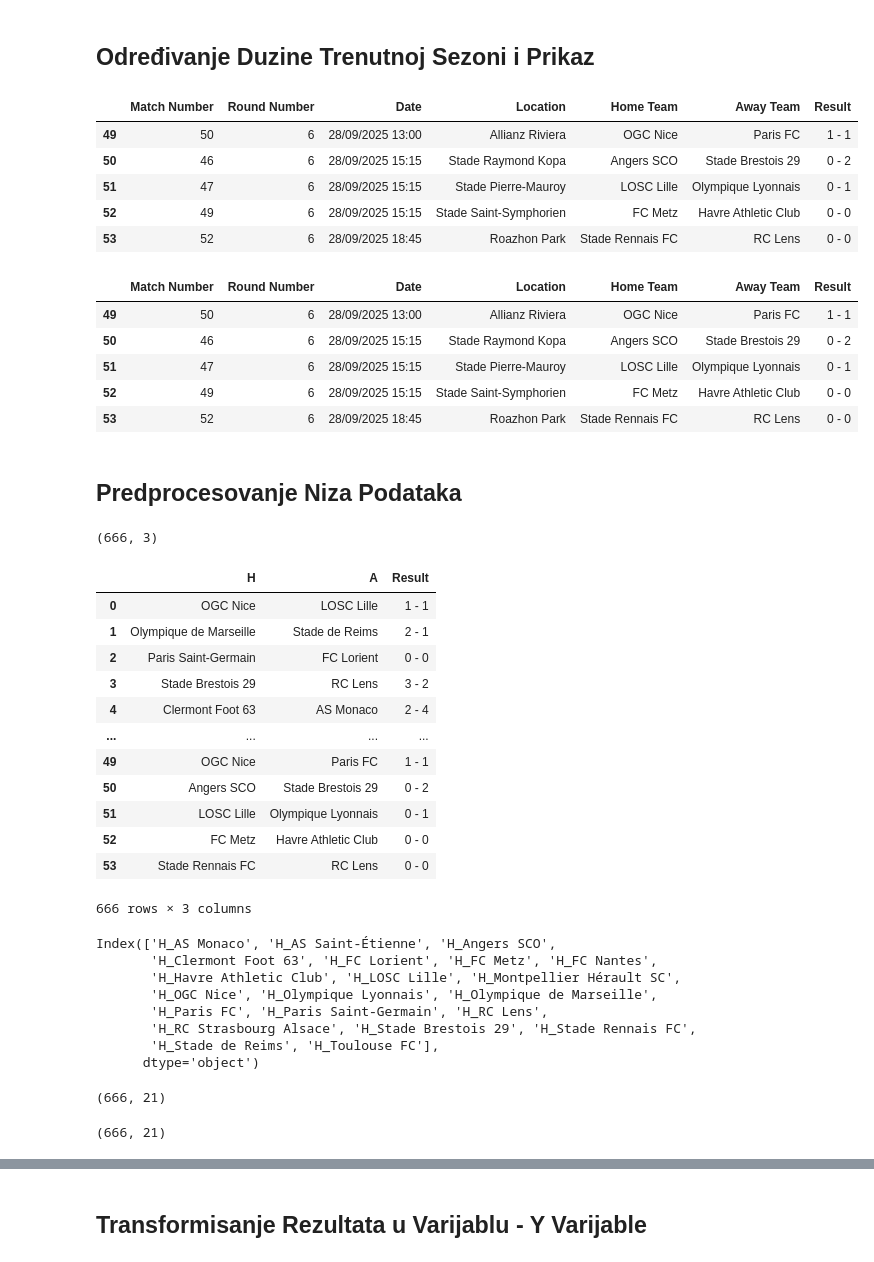
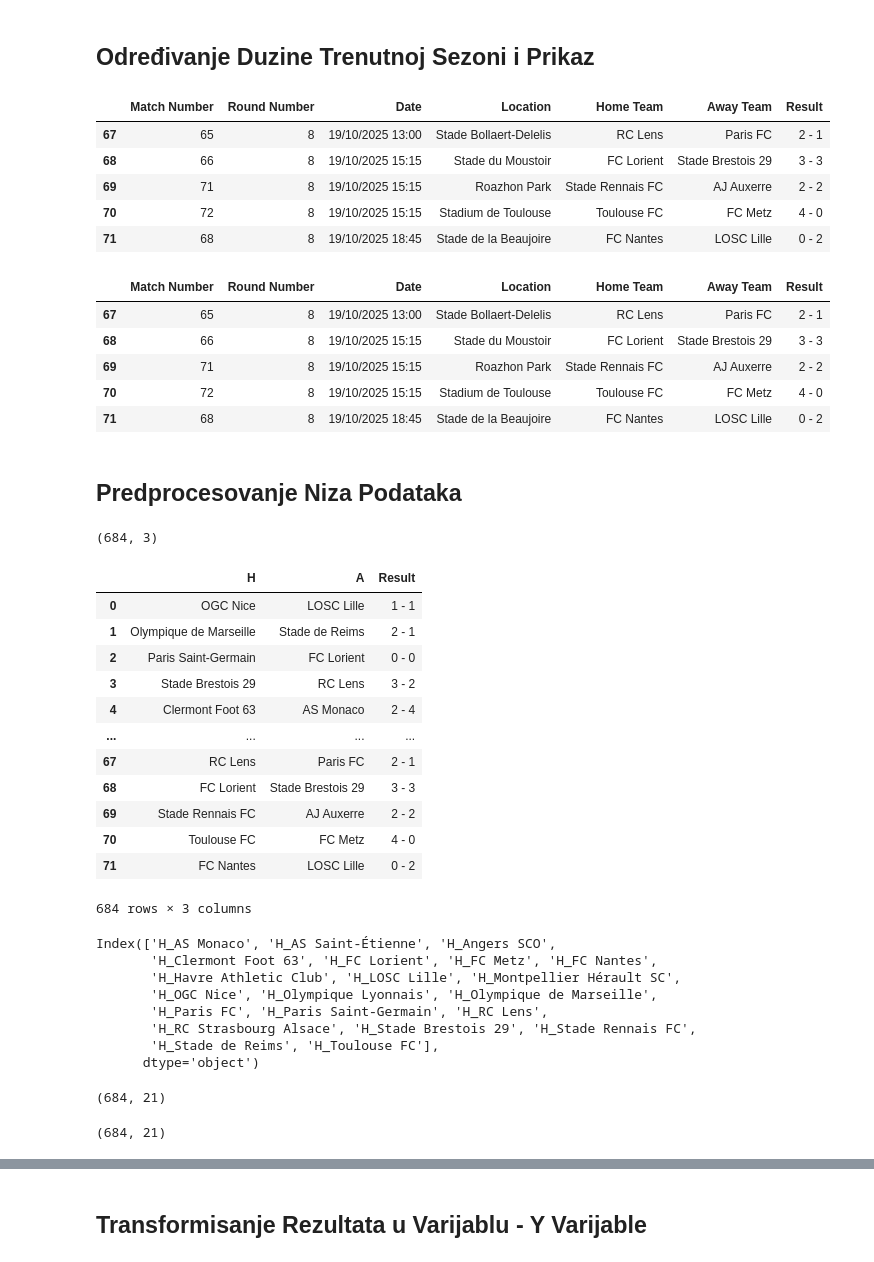
Before and after one commit to AmirBih/predikcija_rezultata_L1, a Jupyter notebook: L1- float_Predvidjanje_Pobjednika.ipynb, the cells around one changed output, grey strips where cells are left out. Saved outputs shown, nothing was run; the diff lists cells and outputs as text; code cells hidden in the pictures.

```diff
--- a/L1- float_Predvidjanje_Pobjednika.ipynb
+++ b/L1- float_Predvidjanje_Pobjednika.ipynb
@@ -25,15 +25,15 @@ df_23_4["Away Team"] = df_23_4["Away Team"].replace("Havre AC", 'Havre Athletic
 ## Određivanje Duzine Trenutnoj Sezoni i Prikaz
 # %%
 #odrediti duzinu sezone - OBAVEZNO!!!
-df_25_6 = df_25_6.head(54)
+df_25_6 = df_25_6.head(72)
 df_25_6.tail()
 # %% [output]
 |  | Match Number | Round Number | Date | Location | Home Team | Away Team | Result |
-| 49 | 50 | 6 | 28/09/2025 13:00 | Allianz Riviera | OGC Nice | Paris FC | 1 - 1 |
-| 50 | 46 | 6 | 28/09/2025 15:15 | Stade Raymond Kopa | Angers SCO | Stade Brestois 29 | 0 - 2 |
-| 51 | 47 | 6 | 28/09/2025 15:15 | Stade Pierre-Mauroy | LOSC Lille | Olympique Lyonnais | 0 - 1 |
-| 52 | 49 | 6 | 28/09/2025 15:15 | Stade Saint-Symphorien | FC Metz | Havre Athletic Club | 0 - 0 |
-| 53 | 52 | 6 | 28/09/2025 18:45 | Roazhon Park | Stade Rennais FC | RC Lens | 0 - 0 |
+| 67 | 65 | 8 | 19/10/2025 13:00 | Stade Bollaert-Delelis | RC Lens | Paris FC | 2 - 1 |
+| 68 | 66 | 8 | 19/10/2025 15:15 | Stade du Moustoir | FC Lorient | Stade Brestois 29 | 3 - 3 |
+| 69 | 71 | 8 | 19/10/2025 15:15 | Roazhon Park | Stade Rennais FC | AJ Auxerre | 2 - 2 |
+| 70 | 72 | 8 | 19/10/2025 15:15 | Stadium de Toulouse | Toulouse FC | FC Metz | 4 - 0 |
+| 71 | 68 | 8 | 19/10/2025 18:45 | Stade de la Beaujoire | FC Nantes | LOSC Lille | 0 - 2 |
 # %%
 #sjedinjavanje ta tri df niza podataka - po osi jedan - odnosno uzduž
 df_BL = pd.concat([df_23_4, df_24_5, df_25_6], axis=0)
@@ -43,11 +43,11 @@ df_BL = pd.concat([df_23_4, df_24_5, df_25_6], axis=0)
 df_BL.tail()
 # %% [output]
 |  | Match Number | Round Number | Date | Location | Home Team | Away Team | Result |
-| 49 | 50 | 6 | 28/09/2025 13:00 | Allianz Riviera | OGC Nice | Paris FC | 1 - 1 |
-| 50 | 46 | 6 | 28/09/2025 15:15 | Stade Raymond Kopa | Angers SCO | Stade Brestois 29 | 0 - 2 |
-| 51 | 47 | 6 | 28/09/2025 15:15 | Stade Pierre-Mauroy | LOSC Lille | Olympique Lyonnais | 0 - 1 |
-| 52 | 49 | 6 | 28/09/2025 15:15 | Stade Saint-Symphorien | FC Metz | Havre Athletic Club | 0 - 0 |
-| 53 | 52 | 6 | 28/09/2025 18:45 | Roazhon Park | Stade Rennais FC | RC Lens | 0 - 0 |
+| 67 | 65 | 8 | 19/10/2025 13:00 | Stade Bollaert-Delelis | RC Lens | Paris FC | 2 - 1 |
+| 68 | 66 | 8 | 19/10/2025 15:15 | Stade du Moustoir | FC Lorient | Stade Brestois 29 | 3 - 3 |
+| 69 | 71 | 8 | 19/10/2025 15:15 | Roazhon Park | Stade Rennais FC | AJ Auxerre | 2 - 2 |
+| 70 | 72 | 8 | 19/10/2025 15:15 | Stadium de Toulouse | Toulouse FC | FC Metz | 4 - 0 |
+| 71 | 68 | 8 | 19/10/2025 18:45 | Stade de la Beaujoire | FC Nantes | LOSC Lille | 0 - 2 |
 # %% [markdown]
 ## Predprocesovanje Niza Podataka
 # %%
@@ -55,7 +55,7 @@ df_BL.tail()
 df_BL = df_BL.drop(["Match Number","Round Number","Date","Location"],axis=1)
 df_BL.shape
 # %% [output]
-(666, 3)
+(684, 3)
 # %%
 df_BL.rename(columns={"Home Team":"H","Away Team":"A"},inplace=True)
 # %%
@@ -69,12 +69,12 @@ df_BL
 | 3 | Stade Brestois 29 | RC Lens | 3 - 2 |
 | 4 | Clermont Foot 63 | AS Monaco | 2 - 4 |
 | ... | ... | ... | ... |
-| 49 | OGC Nice | Paris FC | 1 - 1 |
-| 50 | Angers SCO | Stade Brestois 29 | 0 - 2 |
-| 51 | LOSC Lille | Olympique Lyonnais | 0 - 1 |
-| 52 | FC Metz | Havre Athletic Club | 0 - 0 |
-| 53 | Stade Rennais FC | RC Lens | 0 - 0 |
+| 67 | RC Lens | Paris FC | 2 - 1 |
+| 68 | FC Lorient | Stade Brestois 29 | 3 - 3 |
+| 69 | Stade Rennais FC | AJ Auxerre | 2 - 2 |
+| 70 | Toulouse FC | FC Metz | 4 - 0 |
+| 71 | FC Nantes | LOSC Lille | 0 - 2 |
-666 rows × 3 columns
+684 rows × 3 columns
 # %%
 from sklearn.model_selection import train_test_split
 from sklearn.preprocessing import StandardScaler, LabelEncoder, OneHotEncoder
@@ -98,7 +98,7 @@ Index(['H_AS Monaco', 'H_AS Saint-Étienne', 'H_Angers SCO',
 # %%
 df_domacin.shape
 # %% [output]
-(666, 21)
+(684, 21)
 # %%
 #One Hot Encoder Timova - Gosti
 onehot_encoder_gost = OneHotEncoder(handle_unknown="ignore",drop="first")  # Ensure parameters are correct
@@ -107,7 +107,7 @@ df_gost = pd.DataFrame(kodiran_gost,columns=onehot_encoder_gost.get_feature_name
 # %%
 df_gost.shape
 # %% [output]
-(666, 21)
+(684, 21)
 # %%
 #Sjedinjavanje tih osobina domacin i gost
 df_jedan = pd.concat([df_domacin,df_gost],axis=1)
```
Also changed, not shown: parts of 7 cells of this notebook, 6 other files.
